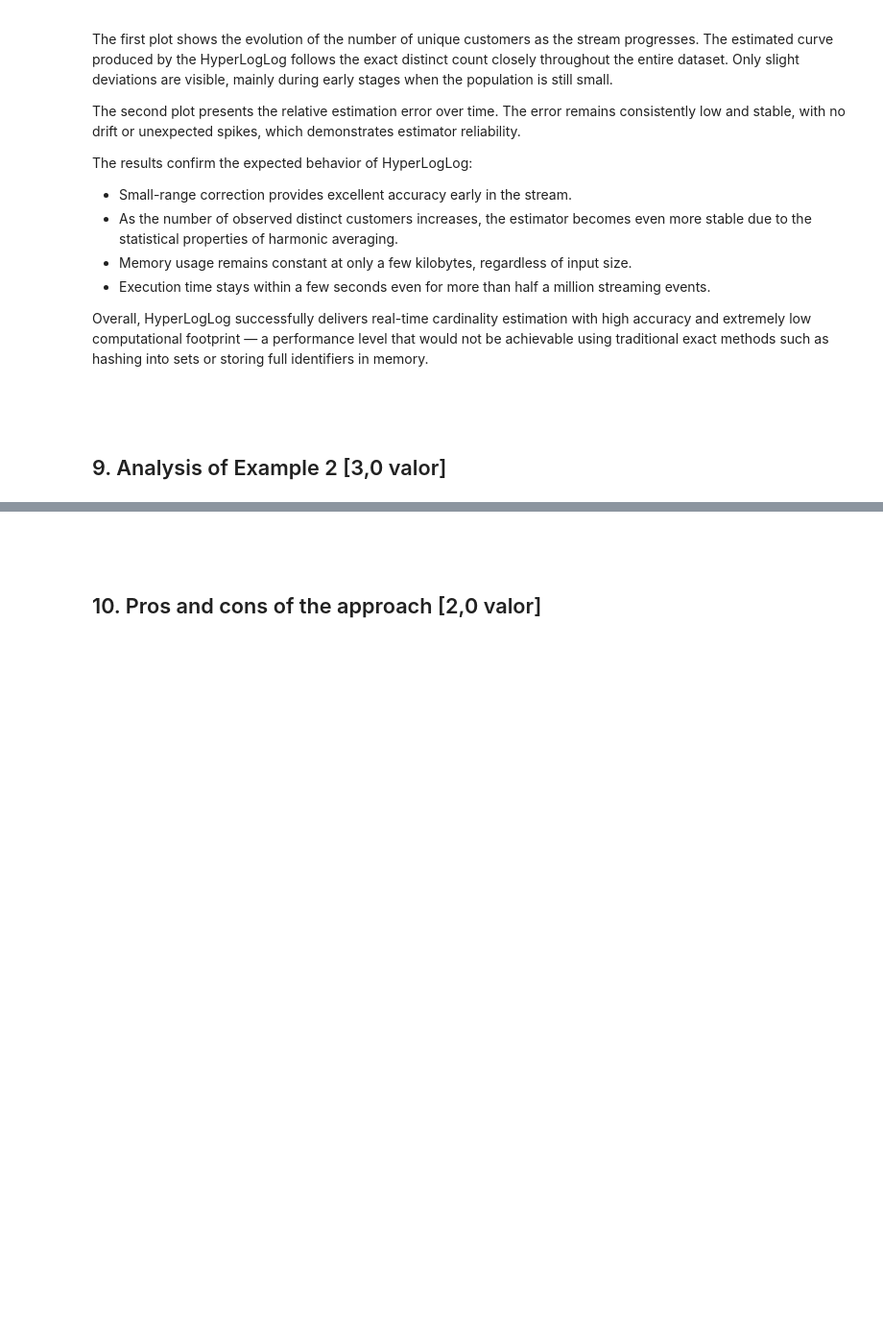
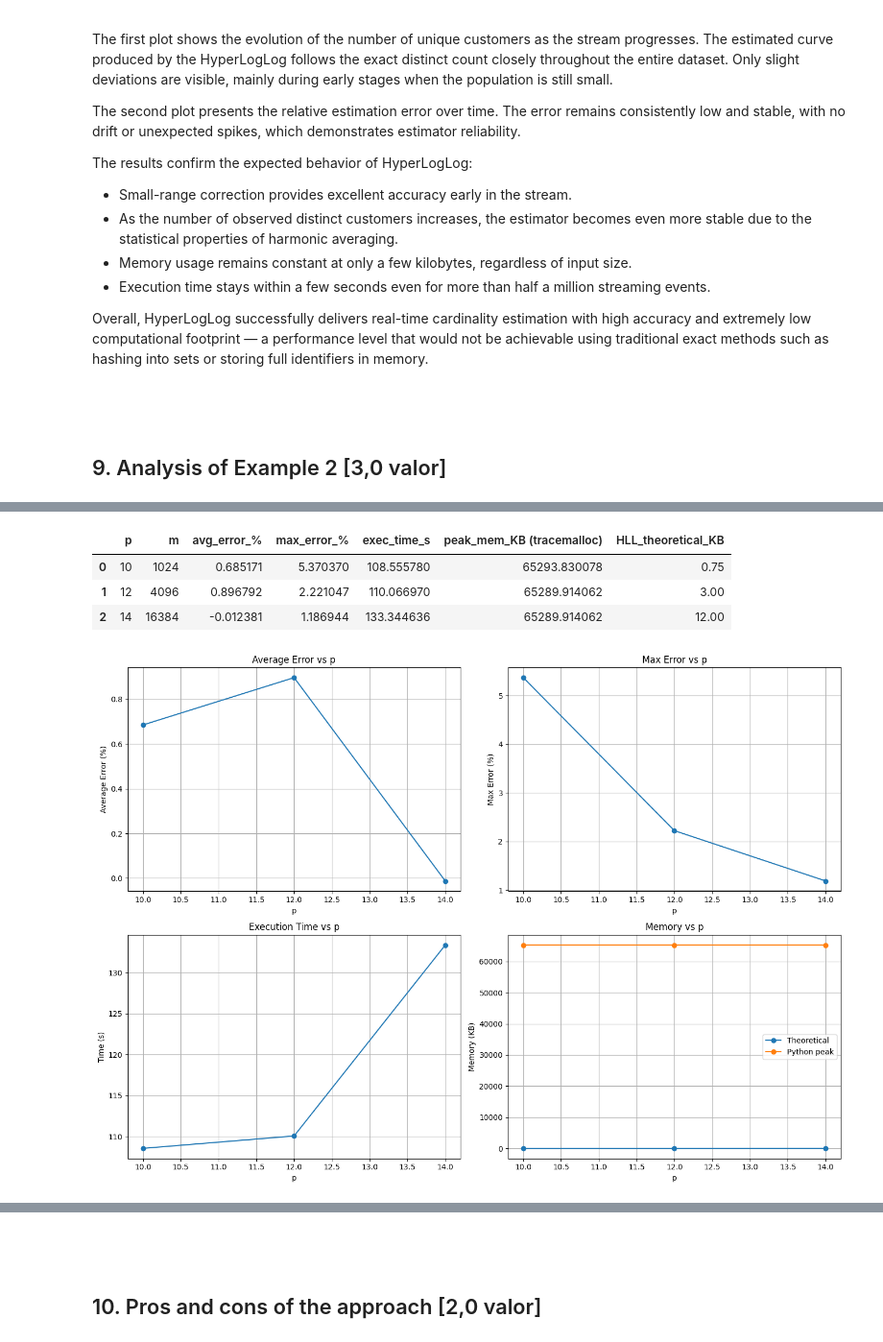
Before and after one commit to jvbdf/tmbd_work1, a Jupyter notebook: WorkTemplate.ipynb, the cells around one changed output, grey strips where cells are left out. Shown at 96% size. Drawn from its saved outputs; the diff is of its cells as text; code cells hidden in the pictures; blank space fills up the shorter version.

```diff
--- a/WorkTemplate.ipynb
+++ b/WorkTemplate.ipynb
@@ -706,0 +706,53 @@ plt.show()
+# %%
+# 9.1 — run three configurations of p (sha1)
+results_p = []
+for p in [10, 12, 14]:
+    res = run_stream_hll(p=p, hash_name="sha1")
+    results_p.append(res)
+
+df_results_p = pd.DataFrame([
+    {
+        "p": r["p"],
+        "m": r["m"],
+        "avg_error_%": r["avg_error_%"],
+        "max_error_%": r["max_error_%"],
+        "exec_time_s": r["exec_time_s"],
+        "peak_mem_KB (tracemalloc)": r["peak_mem_tracemalloc_bytes"]/1024.0,
+        "HLL_theoretical_KB": r["hll_theoretical_bytes"]/1024.0,
+    }
+    for r in results_p
+]).sort_values("p").reset_index(drop=True)
+
+display(df_results_p)
+
+# Plots (default Matplotlib style)
+plt.figure(figsize=(14,10))
+
+plt.subplot(2,2,1)
+plt.plot(df_results_p["p"], df_results_p["avg_error_%"], marker="o")
+plt.title("Average Error vs p")
+plt.xlabel("p"); plt.ylabel("Average Error (%)"); plt.grid(True)
+
+plt.subplot(2,2,2)
+plt.plot(df_results_p["p"], df_results_p["max_error_%"], marker="o")
+plt.title("Max Error vs p")
+plt.xlabel("p"); plt.ylabel("Max Error (%)"); plt.grid(True)
+
+plt.subplot(2,2,3)
+plt.plot(df_results_p["p"], df_results_p["exec_time_s"], marker="o")
+plt.title("Execution Time vs p")
+plt.xlabel("p"); plt.ylabel("Time (s)"); plt.grid(True)
+
+plt.subplot(2,2,4)
+plt.plot(df_results_p["p"], df_results_p["HLL_theoretical_KB"], marker="o", label="Theoretical")
+plt.plot(df_results_p["p"], df_results_p["peak_mem_KB (tracemalloc)"], marker="o", label="Python peak")
+plt.title("Memory vs p")
+plt.xlabel("p"); plt.ylabel("Memory (KB)"); plt.legend(); plt.grid(True)
+
+plt.tight_layout(); plt.show()
+# %% [output]
+|  | p | m | avg_error_% | max_error_% | exec_time_s | peak_mem_KB (tracemalloc) | HLL_theoretical_KB |
+| 0 | 10 | 1024 | 0.685171 | 5.370370 | 108.555780 | 65293.830078 | 0.75 |
+| 1 | 12 | 4096 | 0.896792 | 2.221047 | 110.066970 | 65289.914062 | 3.00 |
+| 2 | 14 | 16384 | -0.012381 | 1.186944 | 133.344636 | 65289.914062 | 12.00 |
+[figure, added]
```
Also changed, not shown: parts of 16 cells of this notebook.
